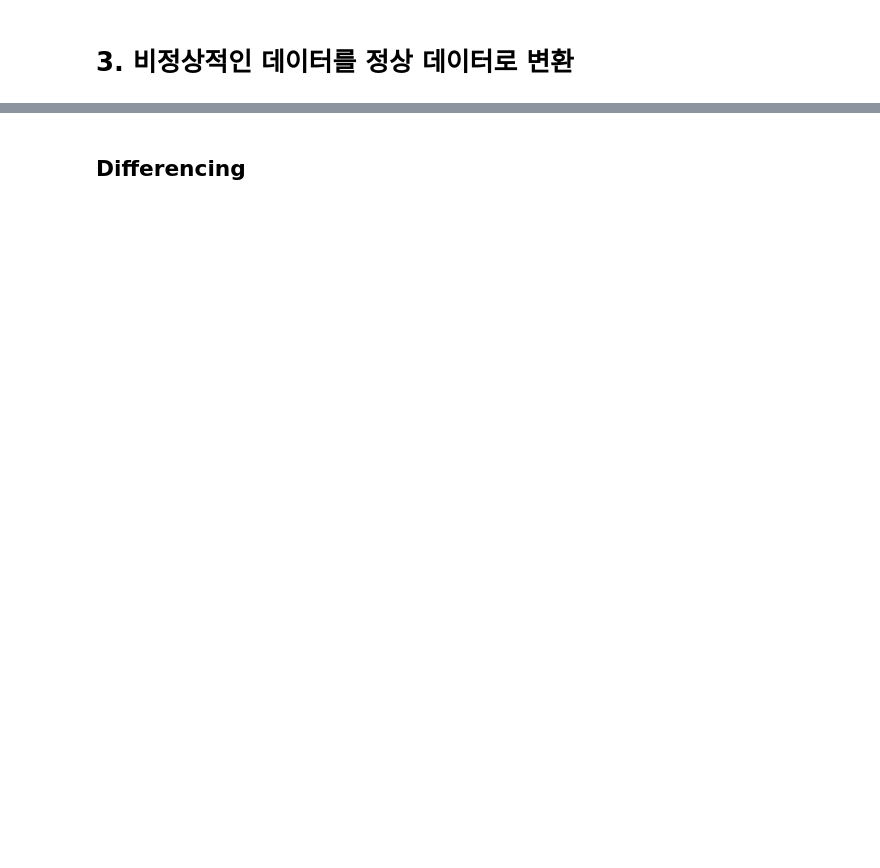
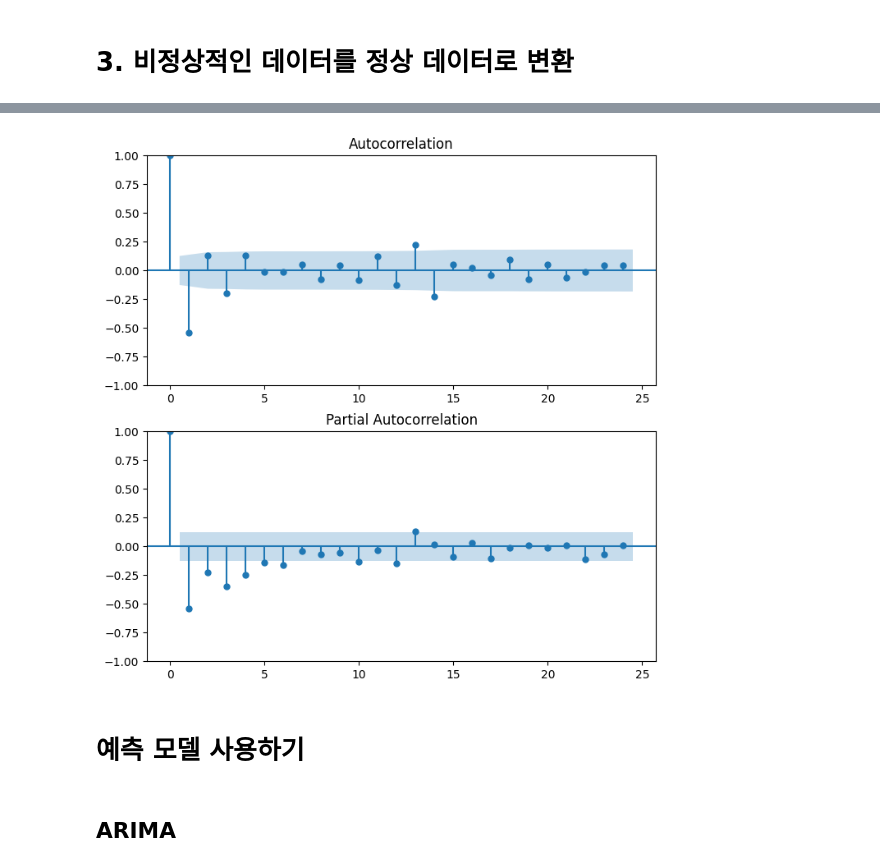
Before and after one commit to chunsejin/ai-smart, a Jupyter notebook: timeseries_forecasting.ipynb, the cells around one changed output, grey strips where cells are left out. Drawn from its saved outputs; the diff is of its cells as text; code cells hidden in the pictures; blank space fills up the shorter version.

```diff
--- a/timeseries_forecasting.ipynb
+++ b/timeseries_forecasting.ipynb
@@ -163,5 +336,6 @@ plt.show()
 # %%
 fig, ax = plt.subplots(2,1, figsize=(8,8))
-plot_acf(df['출고량'].diff().dropna(), ax[0])
-plot_pacf(df['출고량'].diff().dropna(), ax[1])
+plot_acf(diff_train_df, ax[0])
+plot_pacf(diff_train_df, ax[1])
 plt.show()
+# %% [output]
@@ -167,0 +359,3 @@ plt.show()
+[figure, added]
+# %% [markdown]
+# 예측 모델 사용하기
@@ -168,2 +365,2 @@ plt.show()
 # %% [markdown]
-## Differencing
+## ARIMA
```
Also changed, not shown: parts of 50 cells of this notebook.
